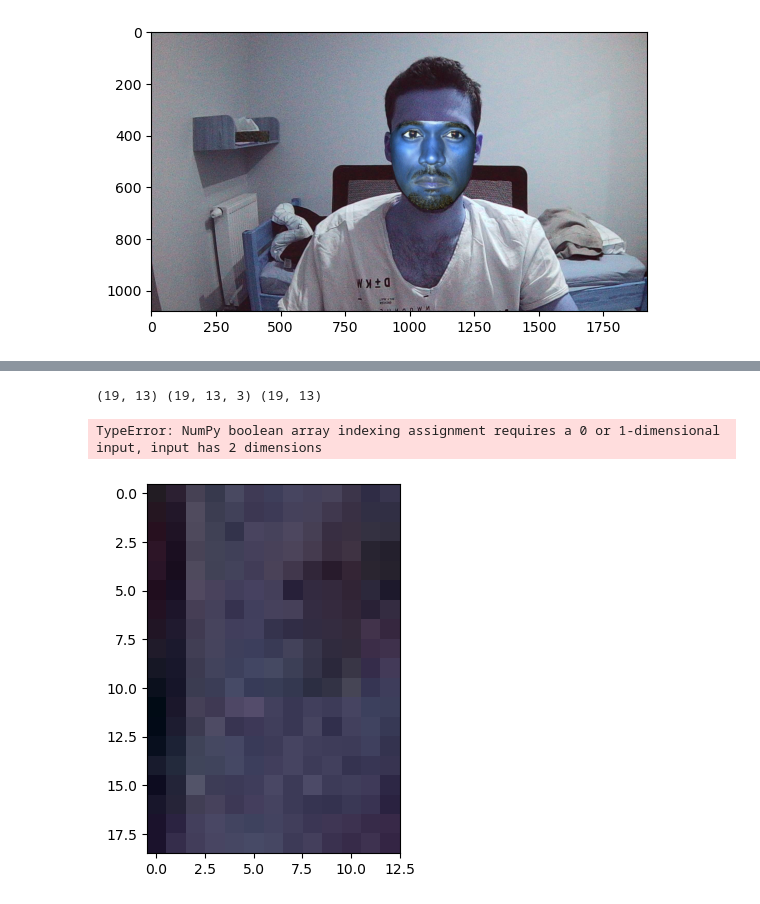
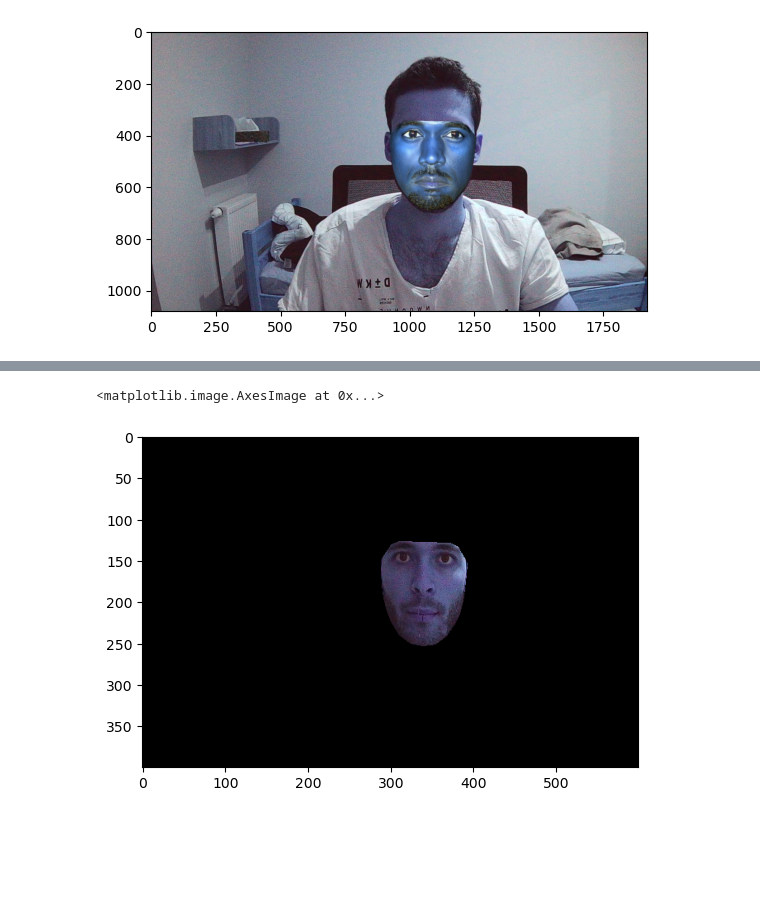
Before and after one commit to Shapke01/facePlay, a Jupyter notebook: capture.ipynb, the cells around one changed output, grey strips where cells are left out. Saved outputs shown, nothing was run; the diff lists cells and outputs as text; code cells hidden in the pictures; blank space fills up the shorter version.

Commit message:
put face on image fix

```diff
--- a/capture.ipynb
+++ b/capture.ipynb
@@ -204,23 +206,20 @@ f = Face(ja, INDICES, detector, predictor)
 # %%
 def put_face_on_image(face: Face, image):
     trans_parts = face.trans_tris_image_parts
     trans_bboxes = face.trans_tris_bboxes
     trans_masks = face.trans_masks
 
     for part, bbox, mask in zip(trans_parts, trans_bboxes, trans_masks):
         x, y, w, h = bbox
-        plt.imshow(part)
-        print(image[y:y+h, x:x+w].shape, part.shape, mask.shape)
-
         image[y:y+h, x:x+w][mask != 0] = part[mask != 0]
 
     return image
 
-img = put_face_on_image(f, np.zeros((400,600)))
+img = put_face_on_image(f, np.zeros((400, 600, 3), dtype=np.uint8))
+plt.imshow(img)
 # %% [output]
-(19, 13) (19, 13, 3) (19, 13)
+<matplotlib.image.AxesImage at 0x...>
-TypeError: NumPy boolean array indexing assignment requires a 0 or 1-dimensional input, input has 2 dimensions
-[figure, old version]
+[figure, new version]
 # %%
 for mask, bbox in zip(f.trans_masks, f.trans_tris_bboxes):
     print(mask.shape, bbox[2:])
```
Also changed, not shown: parts of 1 cell of this notebook.
